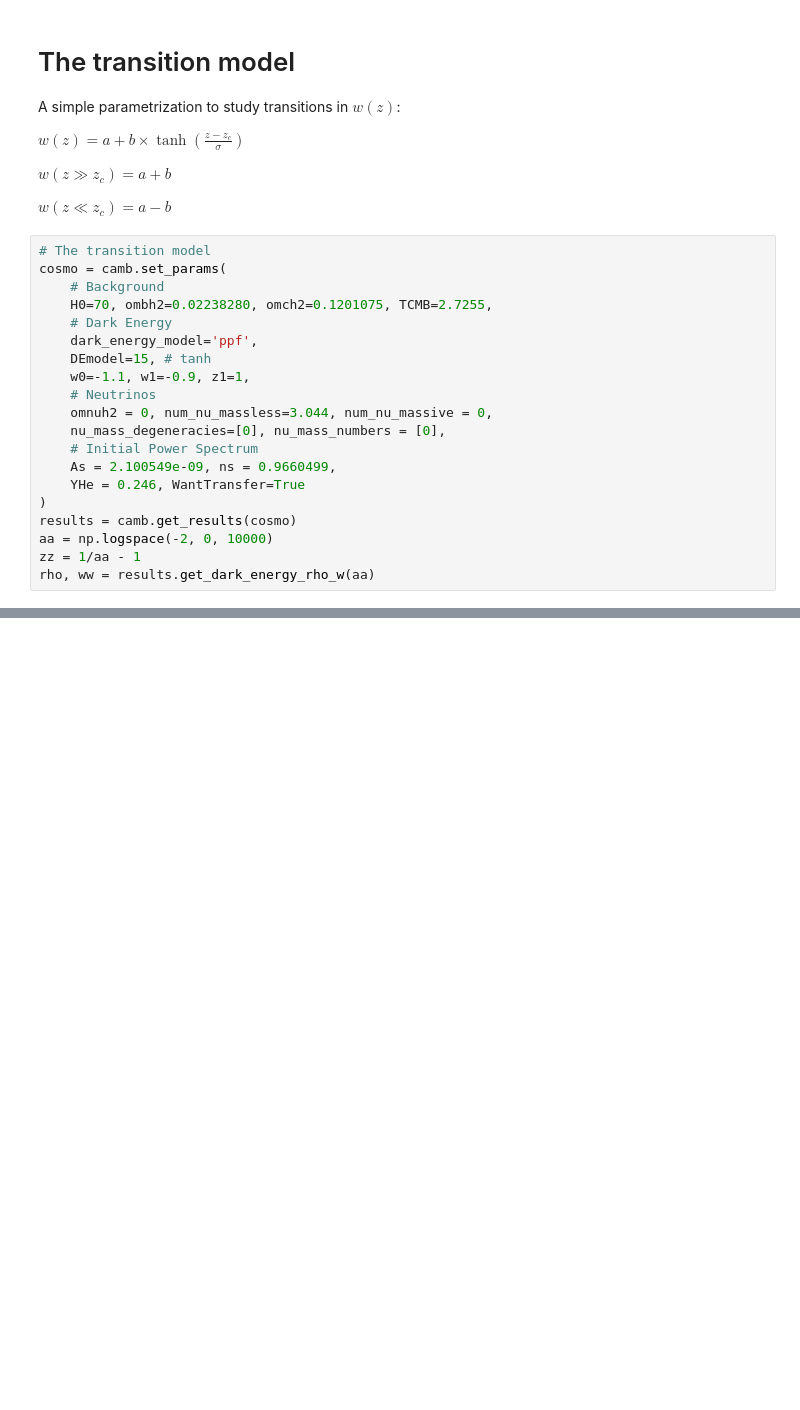
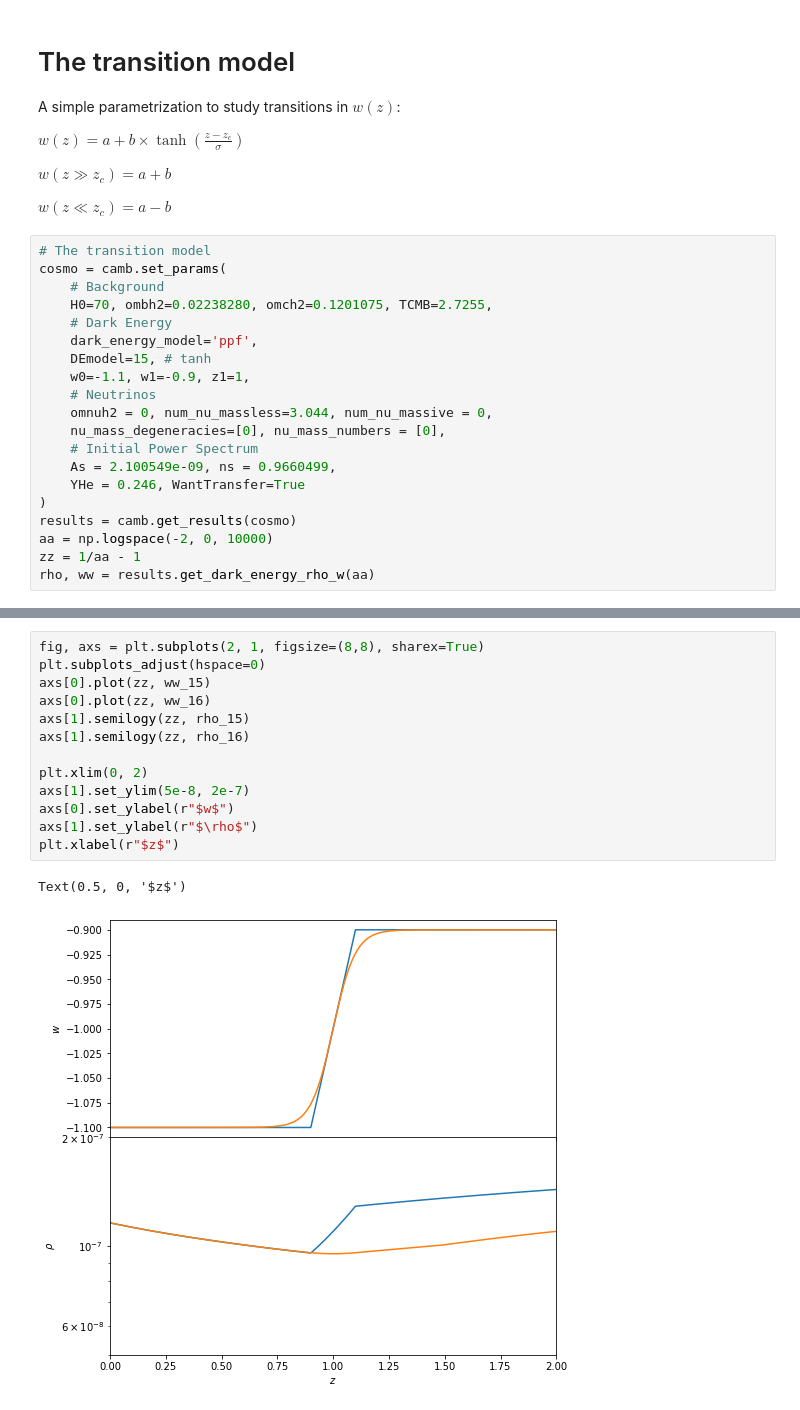
Before and after one commit to SBU-COSMOLIKE/CAMB, a Jupyter notebook: docs/LateDE_demo.ipynb, the cells around one changed output, grey strips where cells are left out. Saved outputs shown, nothing was run; the diff lists cells and outputs as text; blank space fills up the shorter version.

```diff
--- a/docs/LateDE_demo.ipynb
+++ b/docs/LateDE_demo.ipynb
@@ -120,0 +171,16 @@ Text(0.5, 0, '$z$')
+# %%
+fig, axs = plt.subplots(2, 1, figsize=(8,8), sharex=True)
+plt.subplots_adjust(hspace=0)
+axs[0].plot(zz, ww_15)
+axs[0].plot(zz, ww_16)
+axs[1].semilogy(zz, rho_15)
+axs[1].semilogy(zz, rho_16)
+
+plt.xlim(0, 2)
+axs[1].set_ylim(5e-8, 2e-7)
+axs[0].set_ylabel(r"$w$")
+axs[1].set_ylabel(r"$\rho$")
+plt.xlabel(r"$z$")
+# %% [output]
+Text(0.5, 0, '$z$')
+[figure, added]
```
Also changed, not shown: parts of 6 cells of this notebook, 4 other files.
